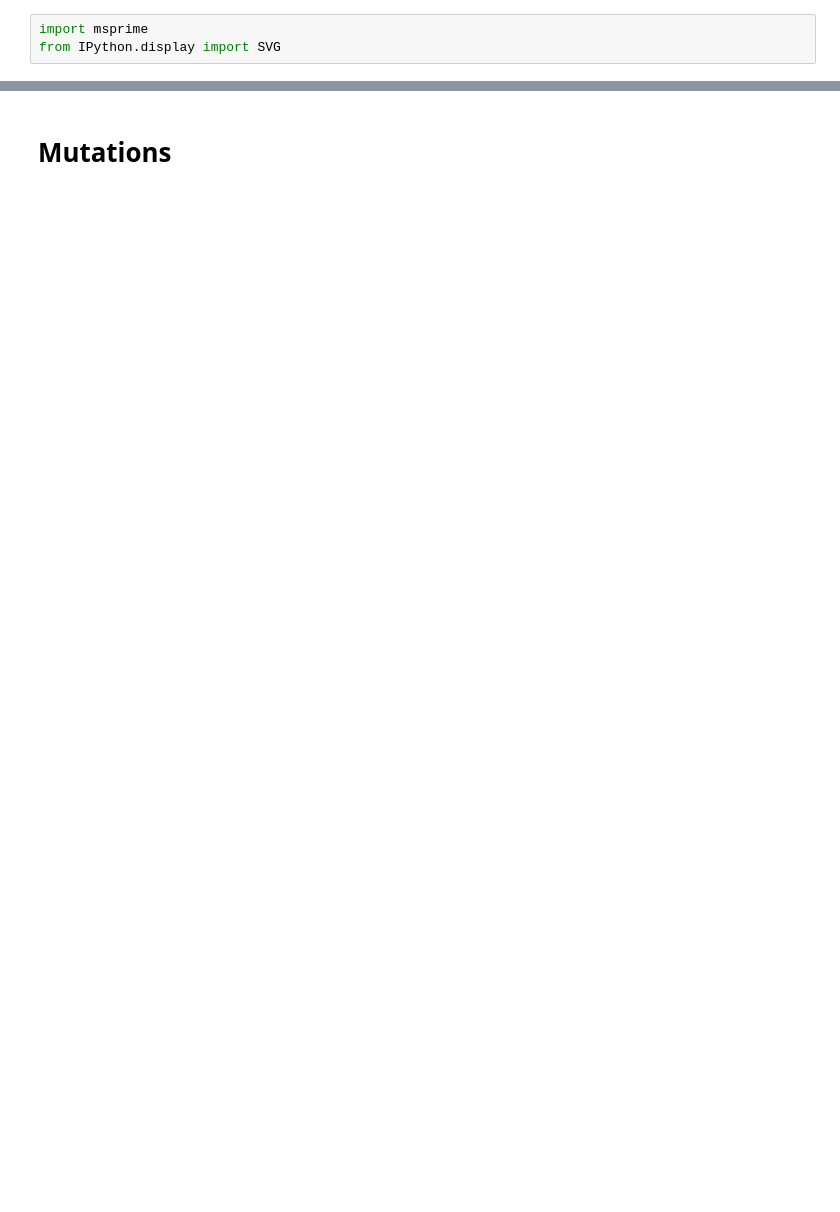
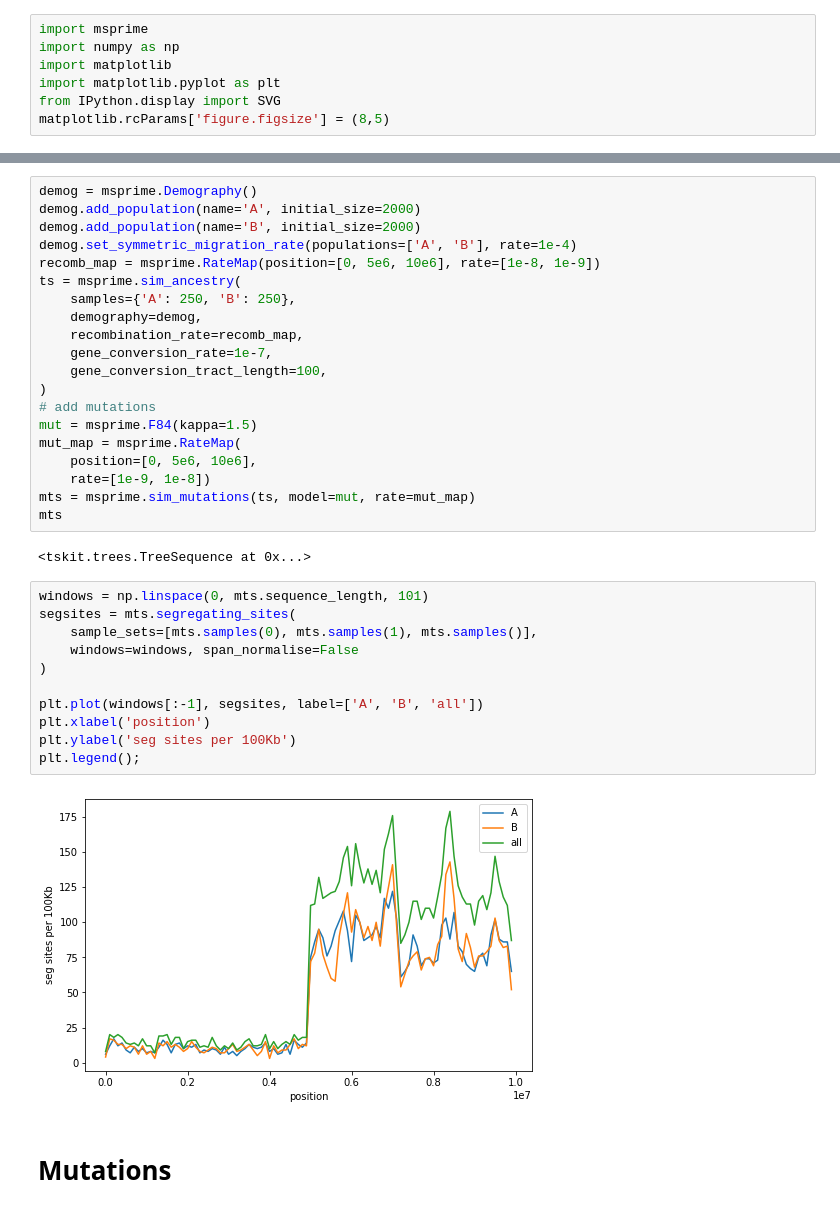
Before and after one commit to petrelharp/evolution_2021, a Jupyter notebook: examples/examples.ipynb, the cells around one changed output, grey strips where cells are left out. Saved outputs shown, nothing was run; the diff lists cells and outputs as text; blank space fills up the shorter version.

```diff
--- a/examples/examples.ipynb
+++ b/examples/examples.ipynb
@@ -1,3 +1,7 @@
 # %%
 import msprime
+import numpy as np
+import matplotlib
+import matplotlib.pyplot as plt
 from IPython.display import SVG
+matplotlib.rcParams['figure.figsize'] = (8,5)
@@ -4,2 +63,37 @@ from IPython.display import SVG
+# %%
+demog = msprime.Demography()
+demog.add_population(name='A', initial_size=2000)
+demog.add_population(name='B', initial_size=2000)
+demog.set_symmetric_migration_rate(populations=['A', 'B'], rate=1e-4)
+recomb_map = msprime.RateMap(position=[0, 5e6, 10e6], rate=[1e-8, 1e-9])
+ts = msprime.sim_ancestry(
+    samples={'A': 250, 'B': 250},
+    demography=demog,
+    recombination_rate=recomb_map,
+    gene_conversion_rate=1e-7,
+    gene_conversion_tract_length=100,
+)
+# add mutations
+mut = msprime.F84(kappa=1.5)
+mut_map = msprime.RateMap(
+    position=[0, 5e6, 10e6],
+    rate=[1e-9, 1e-8])
+mts = msprime.sim_mutations(ts, model=mut, rate=mut_map)
+mts
+# %% [output]
+<tskit.trees.TreeSequence at 0x...>
+# %%
+windows = np.linspace(0, mts.sequence_length, 101)
+segsites = mts.segregating_sites(
+    sample_sets=[mts.samples(0), mts.samples(1), mts.samples()],
+    windows=windows, span_normalise=False
+)
+
+plt.plot(windows[:-1], segsites, label=['A', 'B', 'all'])
+plt.xlabel('position')
+plt.ylabel('seg sites per 100Kb')
+plt.legend();
+# %% [output]
+[figure, added]
 # %% [markdown]
 # Mutations
```
Also changed, not shown: parts of 14 cells of this notebook, 20 other files.
